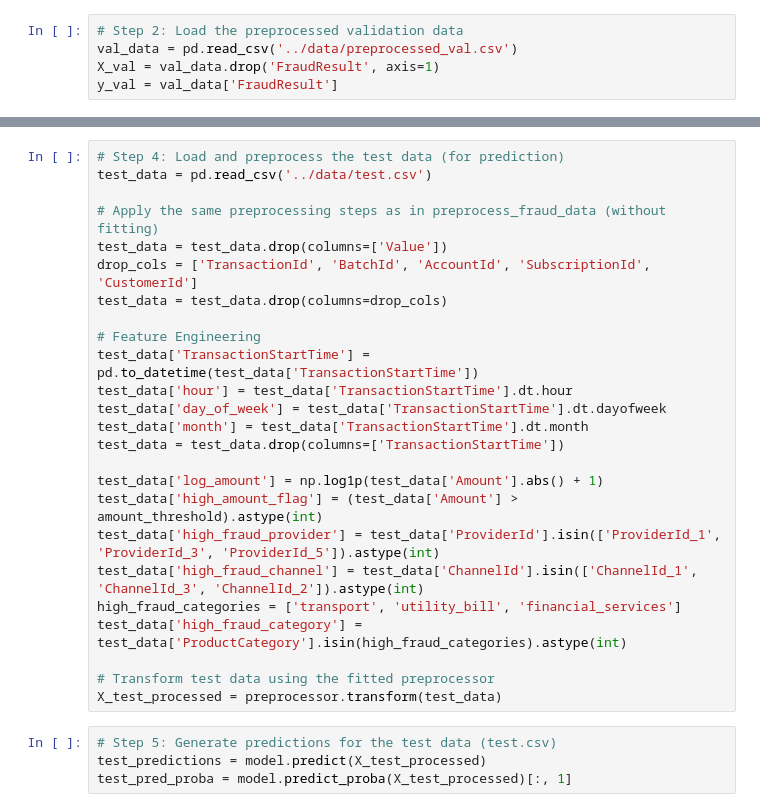
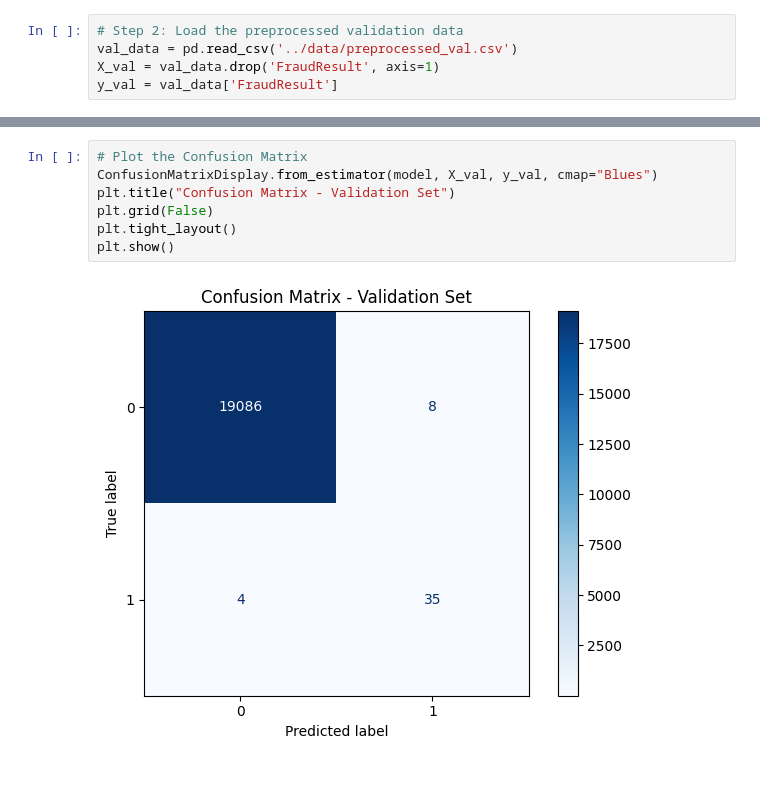
Before and after one commit to MugoDom/xente-fraud-detection-challenge, a Jupyter notebook: notebooks/04_evaluation_and_tuning.ipynb, the cells around one changed output, grey strips where cells are left out. Cells and saved outputs as stored; diff of their text form; blank space fills up the shorter version.

```diff
--- a/notebooks/04_evaluation_and_tuning.ipynb
+++ b/notebooks/04_evaluation_and_tuning.ipynb
@@ -63,29 +45,9 @@ ValueError: Input y_true contains NaN.
-# %%
-# Step 4: Load and preprocess the test data (for prediction)
-test_data = pd.read_csv('../data/test.csv')
-
-# Apply the same preprocessing steps as in preprocess_fraud_data (without fitting)
-test_data = test_data.drop(columns=['Value'])
-drop_cols = ['TransactionId', 'BatchId', 'AccountId', 'SubscriptionId', 'CustomerId']
-test_data = test_data.drop(columns=drop_cols)
-
-# Feature Engineering
-test_data['TransactionStartTime'] = pd.to_datetime(test_data['TransactionStartTime'])
-test_data['hour'] = test_data['TransactionStartTime'].dt.hour
-test_data['day_of_week'] = test_data['TransactionStartTime'].dt.dayofweek
-test_data['month'] = test_data['TransactionStartTime'].dt.month
-test_data = test_data.drop(columns=['TransactionStartTime'])
-
-test_data['log_amount'] = np.log1p(test_data['Amount'].abs() + 1)
-test_data['high_amount_flag'] = (test_data['Amount'] > amount_threshold).astype(int)
-test_data['high_fraud_provider'] = test_data['ProviderId'].isin(['ProviderId_1', 'ProviderId_3', 'ProviderId_5']).astype(int)
-test_data['high_fraud_channel'] = test_data['ChannelId'].isin(['ChannelId_1', 'ChannelId_3', 'ChannelId_2']).astype(int)
-high_fraud_categories = ['transport', 'utility_bill', 'financial_services']
-test_data['high_fraud_category'] = test_data['ProductCategory'].isin(high_fraud_categories).astype(int)
-
-# Transform test data using the fitted preprocessor
-X_test_processed = preprocessor.transform(test_data)
-# %%
-# Step 5: Generate predictions for the test data (test.csv)
-test_predictions = model.predict(X_test_processed)
-test_pred_proba = model.predict_proba(X_test_processed)[:, 1]
+# %%
+# Plot the Confusion Matrix
+ConfusionMatrixDisplay.from_estimator(model, X_val, y_val, cmap="Blues")
+plt.title("Confusion Matrix - Validation Set")
+plt.grid(False)
+plt.tight_layout()
+plt.show()
+# %% [output]
+[figure, added]
```
Also changed, not shown: parts of 10 cells of this notebook, 6 other files.
